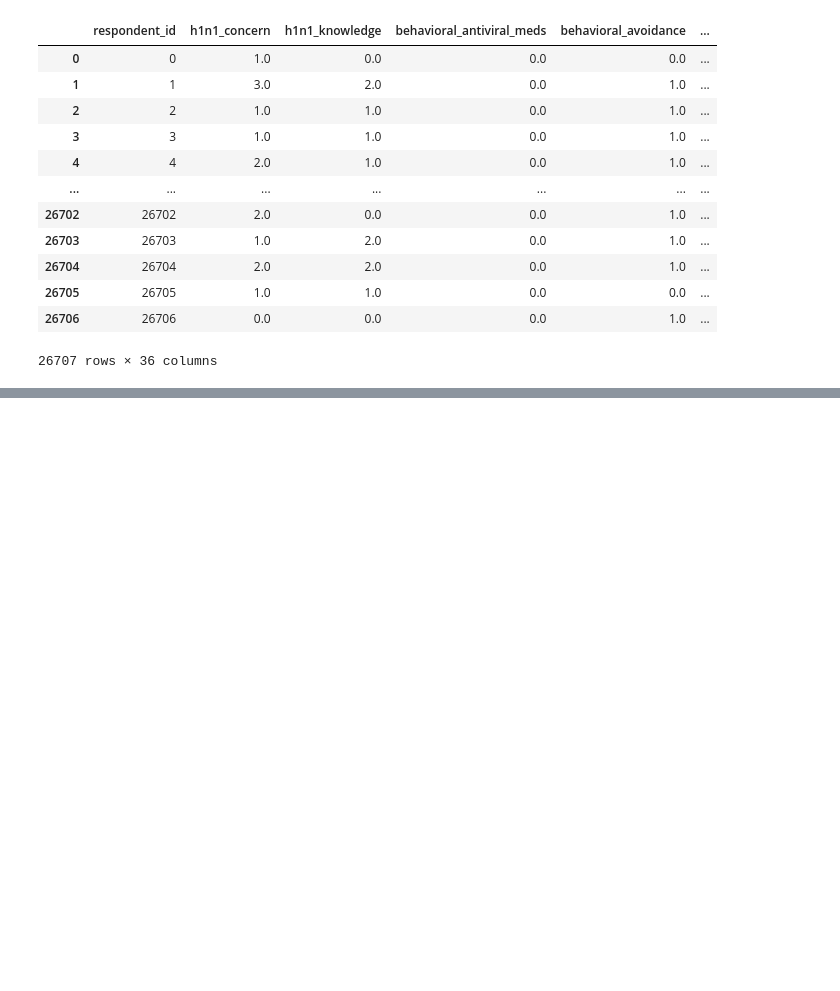
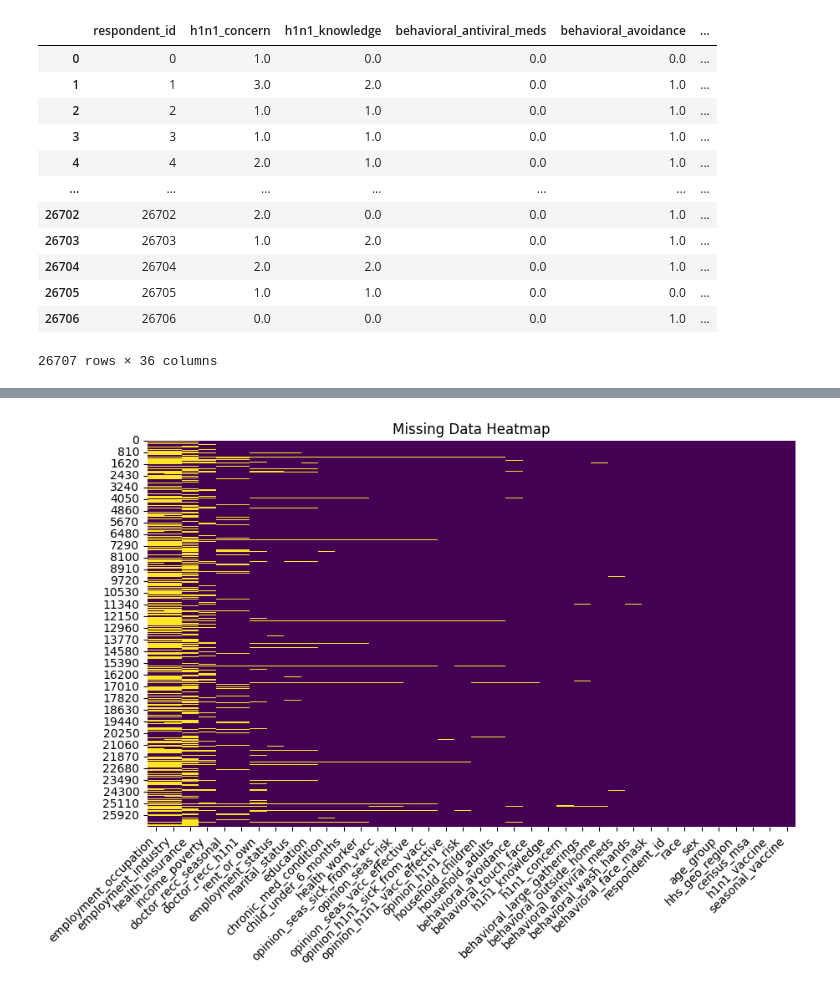
Before and after one commit to gulnamo01/Project-A_Data-Circle, a Jupyter notebook: notebooks/eda.ipynb, the cells around one changed output, grey strips where cells are left out. Saved outputs shown, nothing was run; the diff lists cells and outputs as text; code cells hidden in the pictures; blank space fills up the shorter version.

```diff
--- a/notebooks/eda.ipynb
+++ b/notebooks/eda.ipynb
@@ -20,0 +215,14 @@ df
+# %%
+# Visualize missing data using a heatmap
+plt.figure(figsize=(10, 6))
+sns.heatmap(train_data.isnull(), cbar=False, cmap="viridis")
+# Sort by missing count
+sorted_cols = train_data.isnull().sum().sort_values(ascending=False).index
+sns.heatmap(train_data[sorted_cols].isnull(), cbar=False, cmap="viridis")
+plt.xticks(rotation=45, ha='right')
+
+
+plt.title('Missing Data Heatmap')
+plt.show()
+# %% [output]
+[figure, added]
```
Also changed, not shown: parts of 36 cells of this notebook.
